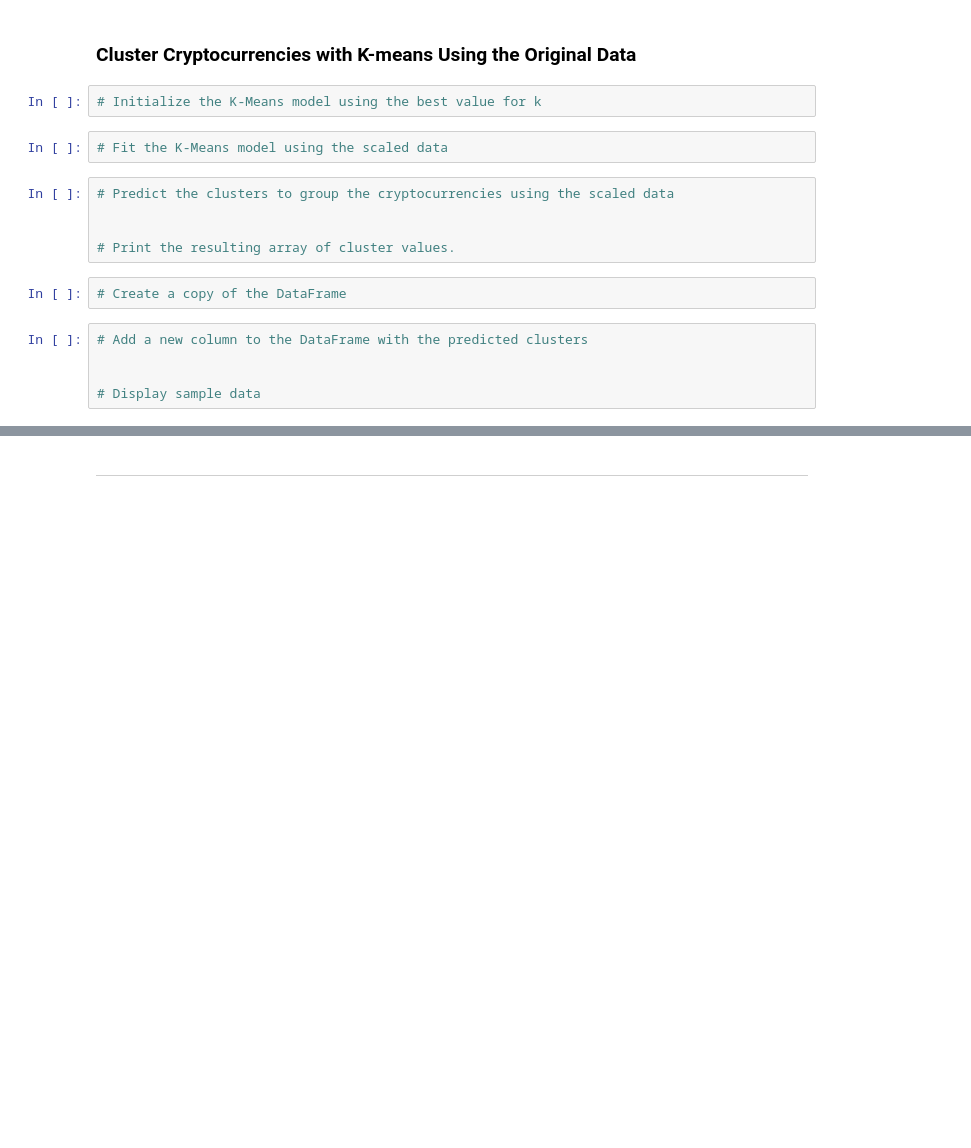
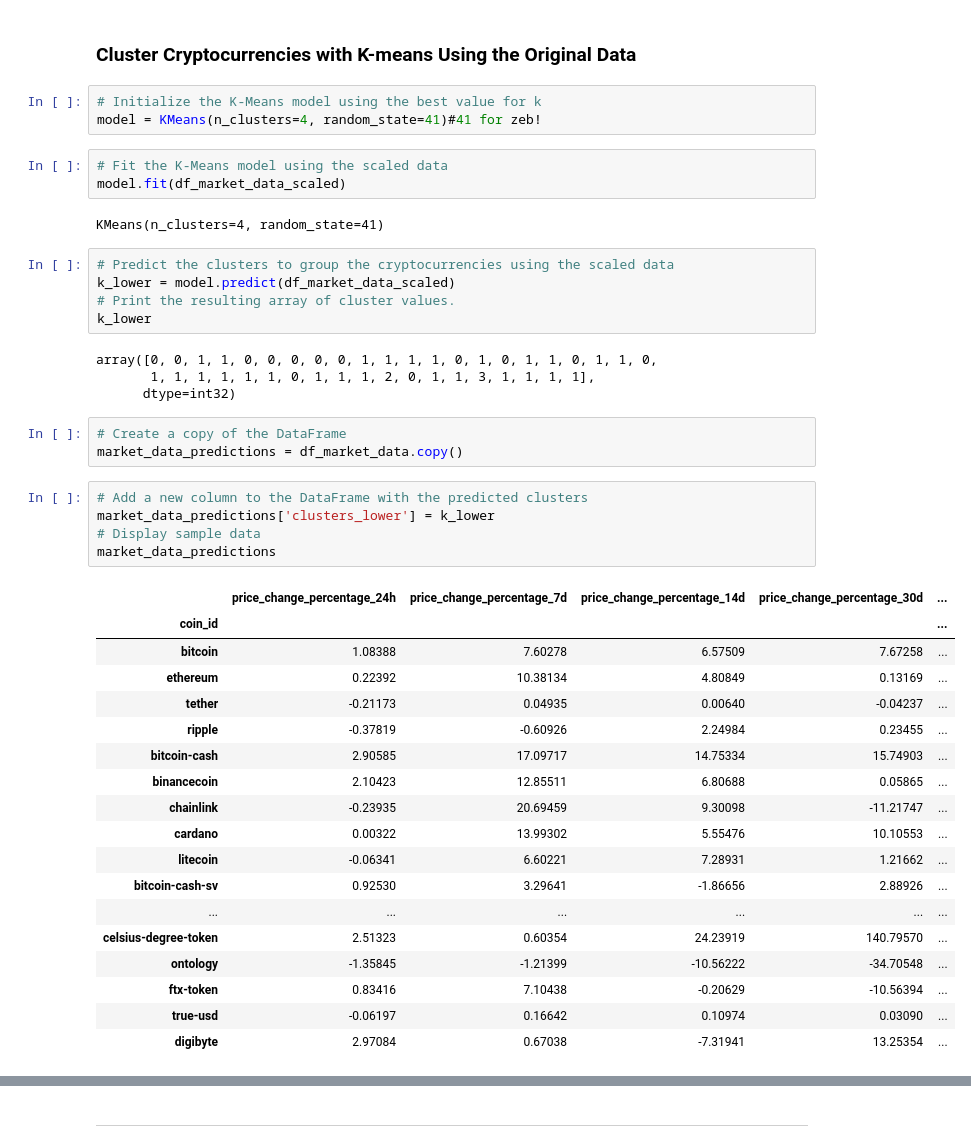
Before and after one commit to vincehsanchez/CryptoClustering, a Jupyter notebook: module19starterchallengecode/Crypto_Clustering_starter_code.ipynb, the cells around one changed output, grey strips where cells are left out. Cells and saved outputs as stored; diff of their text form; blank space fills up the shorter version.

```diff
--- a/module19starterchallengecode/Crypto_Clustering_starter_code.ipynb
+++ b/module19starterchallengecode/Crypto_Clustering_starter_code.ipynb
@@ -171,20 +171,48 @@ We should look for the point on the plot where the rate of decrease in WCSS or v
 ### Cluster Cryptocurrencies with K-means Using the Original Data
 # %%
 # Initialize the K-Means model using the best value for k
+model = KMeans(n_clusters=4, random_state=41)#41 for zeb!
 # %%
 # Fit the K-Means model using the scaled data
+model.fit(df_market_data_scaled)
+# %% [output]
+KMeans(n_clusters=4, random_state=41)
 # %%
 # Predict the clusters to group the cryptocurrencies using the scaled data
-
-
+k_lower = model.predict(df_market_data_scaled)
 # Print the resulting array of cluster values.
+k_lower
+# %% [output]
+array([0, 0, 1, 1, 0, 0, 0, 0, 0, 1, 1, 1, 1, 0, 1, 0, 1, 1, 0, 1, 1, 0,
+       1, 1, 1, 1, 1, 1, 0, 1, 1, 1, 2, 0, 1, 1, 3, 1, 1, 1, 1],
+      dtype=int32)
 # %%
 # Create a copy of the DataFrame
+market_data_predictions = df_market_data.copy()
 # %%
 # Add a new column to the DataFrame with the predicted clusters
-
-
+market_data_predictions['clusters_lower'] = k_lower
 # Display sample data
+market_data_predictions
+# %% [output]
+|  | price_change_percentage_24h | price_change_percentage_7d | price_change_percentage_14d | price_change_percentage_30d | ... |
+| coin_id |  |  |  |  | ... |
+| bitcoin | 1.08388 | 7.60278 | 6.57509 | 7.67258 | ... |
+| ethereum | 0.22392 | 10.38134 | 4.80849 | 0.13169 | ... |
+| tether | -0.21173 | 0.04935 | 0.00640 | -0.04237 | ... |
+| ripple | -0.37819 | -0.60926 | 2.24984 | 0.23455 | ... |
+| bitcoin-cash | 2.90585 | 17.09717 | 14.75334 | 15.74903 | ... |
+| binancecoin | 2.10423 | 12.85511 | 6.80688 | 0.05865 | ... |
+| chainlink | -0.23935 | 20.69459 | 9.30098 | -11.21747 | ... |
+| cardano | 0.00322 | 13.99302 | 5.55476 | 10.10553 | ... |
+| litecoin | -0.06341 | 6.60221 | 7.28931 | 1.21662 | ... |
+| bitcoin-cash-sv | 0.92530 | 3.29641 | -1.86656 | 2.88926 | ... |
+| ... | ... | ... | ... | ... | ... |
+| celsius-degree-token | 2.51323 | 0.60354 | 24.23919 | 140.79570 | ... |
+| ontology | -1.35845 | -1.21399 | -10.56222 | -34.70548 | ... |
+| ftx-token | 0.83416 | 7.10438 | -0.20629 | -10.56394 | ... |
+| true-usd | -0.06197 | 0.16642 | 0.10974 | 0.03090 | ... |
+| digibyte | 2.97084 | 0.67038 | -7.31941 | 13.25354 | ... |
 # %%
 # Create a scatter plot using hvPlot by setting
 # `x="price_change_percentage_24h"` and `y="price_change_percentage_7d"`.
```
Also changed, not shown: parts of 7 cells of this notebook.
